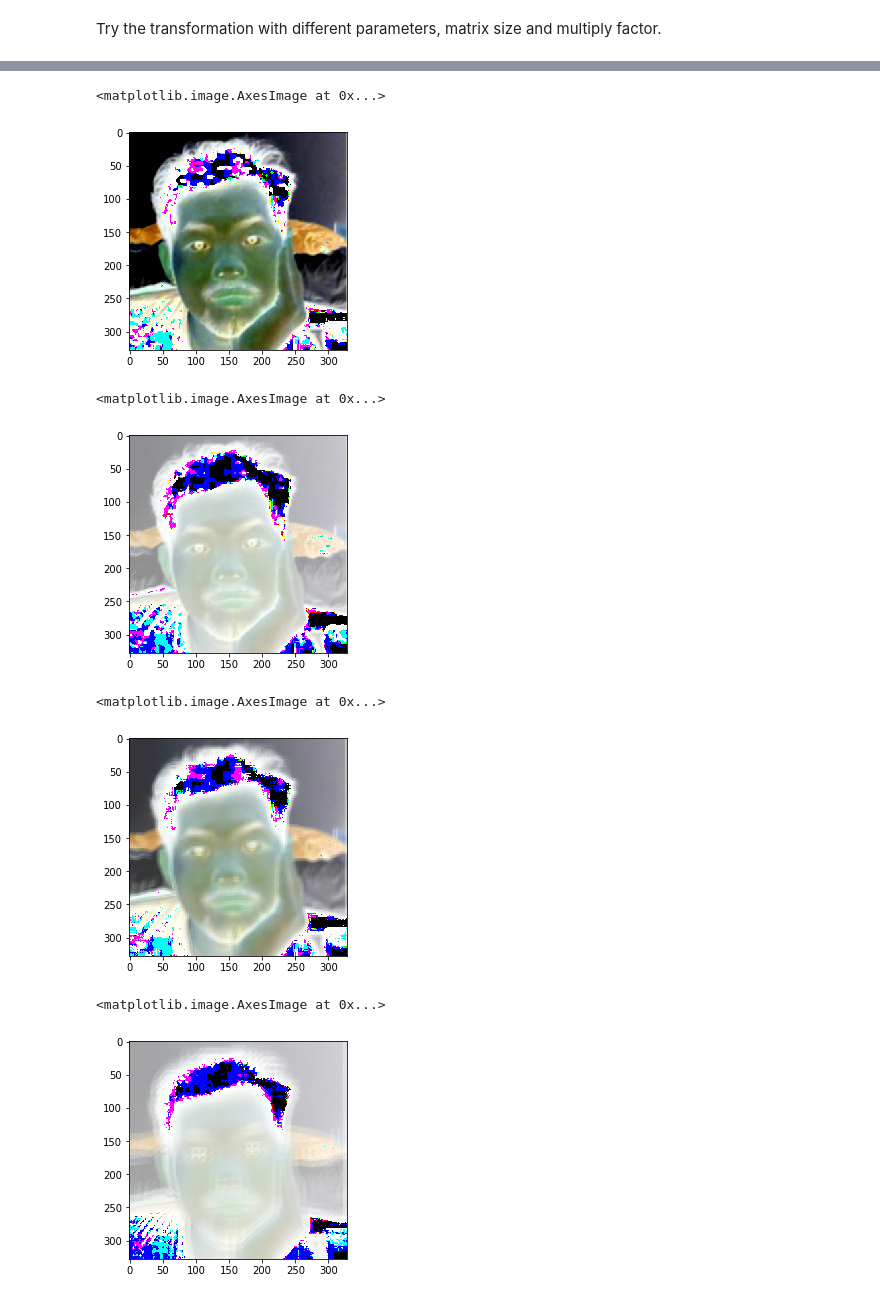
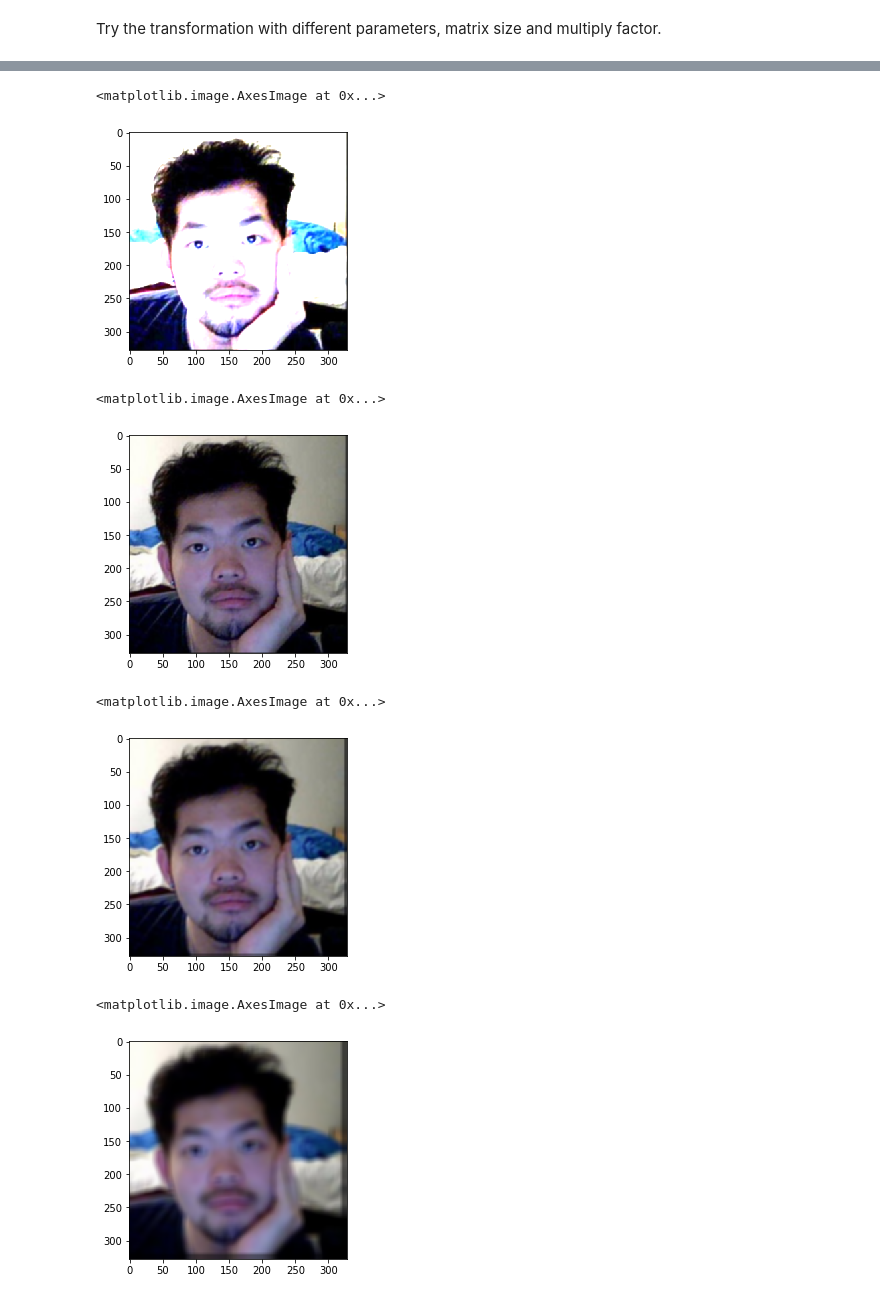
Before and after one commit to SBoulanger/CS180H, a Jupyter notebook: Projects/hadamard_submatrix/Hadamard Submatrix.ipynb, the cells around one changed output, grey strips where cells are left out. Cells and saved outputs as stored; diff of their text form; code cells hidden in the pictures.

Commit message:
Fix the demon bug. Figured out how to use numpy indexing

```diff
--- a/Projects/hadamard_submatrix/Hadamard Submatrix.ipynb
+++ b/Projects/hadamard_submatrix/Hadamard Submatrix.ipynb
@@ -34,24 +37,23 @@ def apply_transformation(size, factor):
     factor: a ratio to multiply by
     """
     margin = int(size/2)
-    transformed = np.zeros(image_tensor.shape)
-    transformed.shape, transformed.dtype
+    transformed = np.zeros(image_tensor.shape, dtype=np.uint8) # setting dtype=np.uint8 is very important!
     for x in range(w):
         for y in range(h):
             # define the region to sample from
             x_min = x-margin if x-margin >= 0 else 0
-            x_max = x+margin if x+margin < w else w-1
+            x_max = x+margin+1 if x+margin+1 < w else w
             y_min = y-margin if y-margin >= 0 else 0
-            y_max = y+margin if y+margin < h else h-1
+            y_max = y+margin+1 if y+margin+1 < h else h
             # apply the transformation per rgb layer
             layers = []
             for z in range(D):
-                value = np.rint(np.sum(image_tensor[np.ix_([x_min,x_max],[y_min,y_max],[z])] * factor))
+                submatrix = np.sum(image_tensor[x_min:x_max, y_min:y_max, z] * factor)
+#                 print(submatrix) DEBUG
                 # cap the value at 255
-                if value > 255:
-                    value = 255
-                layers.append(value)
-            transformed[x][y] = np.asarray(layers)
+                submatrix = np.clip(submatrix, 0, 255)
+                layers.append(submatrix)
+            transformed[x_min:x_max, y_min:y_max] = np.asarray(layers)
     return transformed
 # %%
 # def save_image(image, size, factor):
@@ -69,31 +80,29 @@ imshow(one_third)
 #save_image(one_third)
 # %% [output]
 <matplotlib.image.AxesImage at 0x...>
-[figure, old version]
+[figure, new version]
 # %%
 size = 3
-factor = 1/9
+factor = 1/size**2
 threebythree_ninth = apply_transformation(size, factor)
 imshow(threebythree_ninth)
 #save_image(threebythree_ninth)
 # %% [output]
 <matplotlib.image.AxesImage at 0x...>
-[figure, old version]
+[figure, new version]
 # %%
 size = 5
-factor = 1/5
+factor = 1/size**2
 five = apply_transformation(size, factor)
 imshow(five)
 #save_image(five, size, factor)
 # %% [output]
 <matplotlib.image.AxesImage at 0x...>
-[figure, old version]
+[figure, new version]
 # %%
-size = 11
-factor = 1/11
-eleven = apply_transformation(size, factor)
+eleven = apply_transformation(11, 1/11**2)
 imshow(eleven)
 # %% [output]
 <matplotlib.image.AxesImage at 0x...>
-[figure, old version]
+[figure, new version]
 # %%
```
Also changed, not shown: parts of 8 cells of this notebook, 1 other file.
